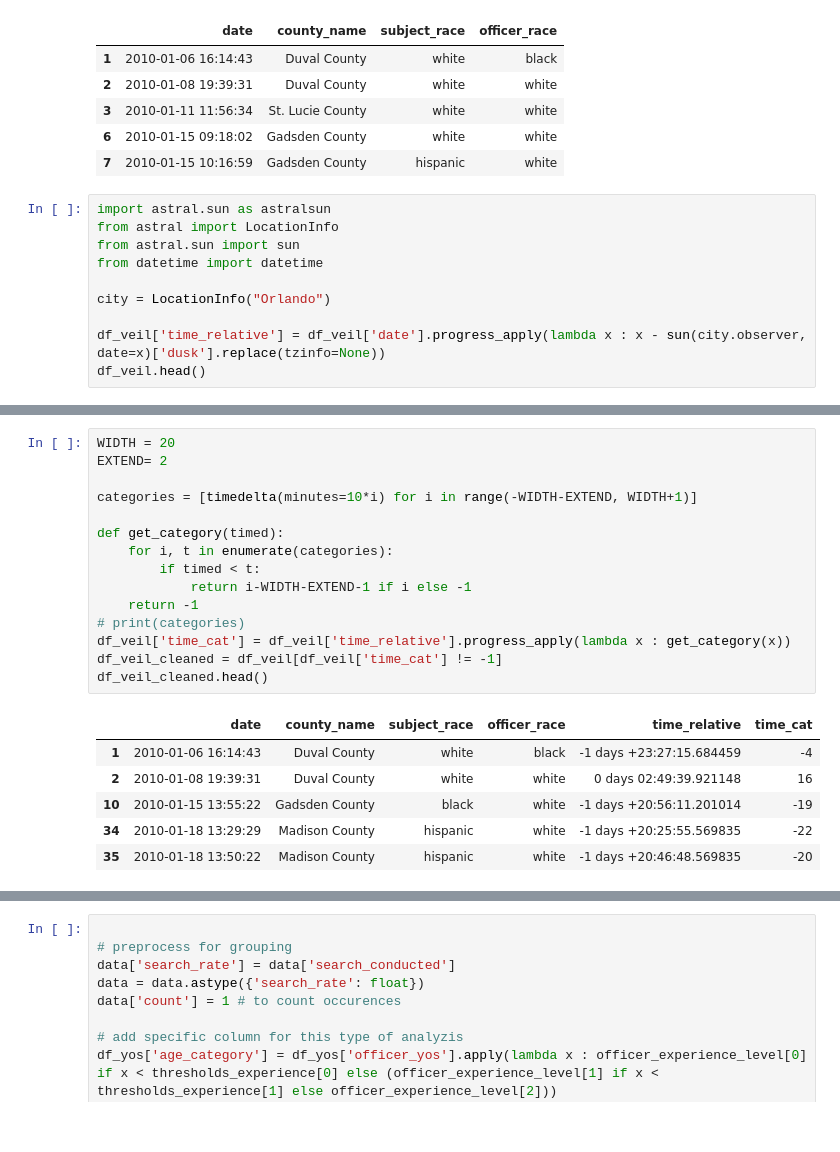
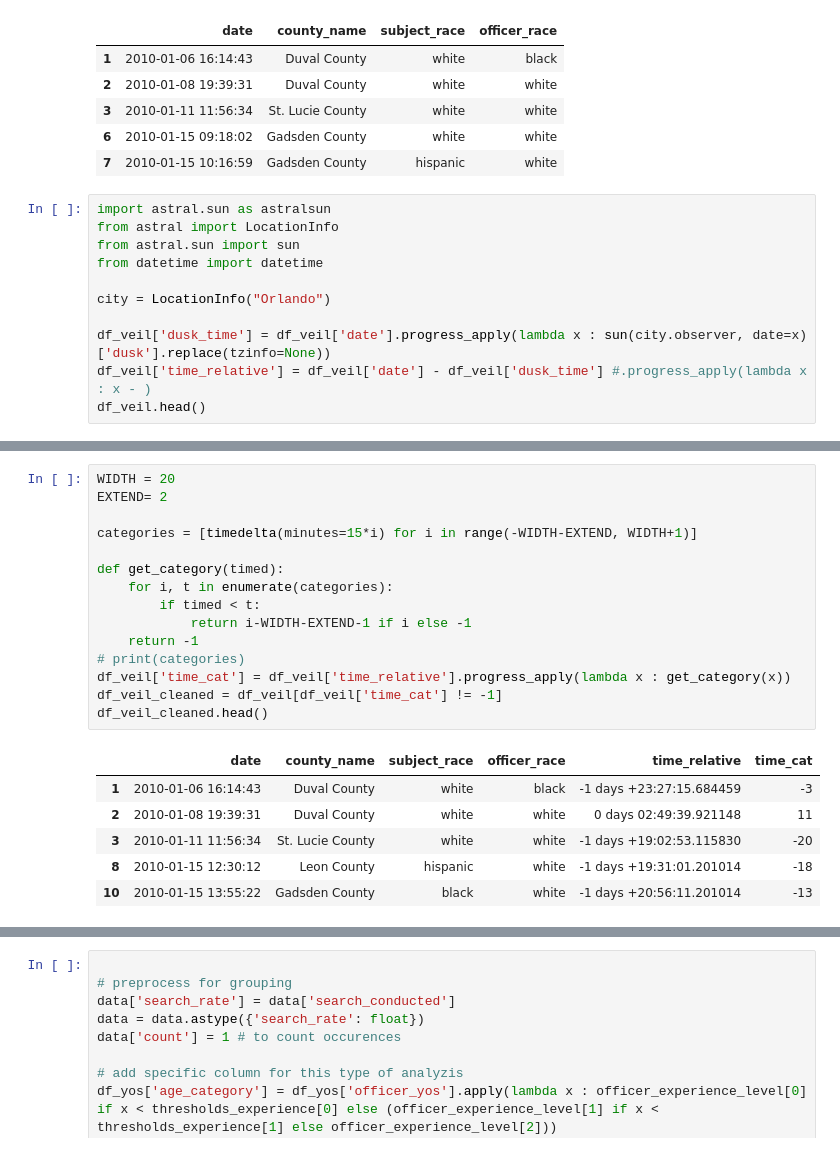
Before and after one commit to epfl-ada/ada-2020-project-milestone-p3-p3_vsl, a Jupyter notebook: notebook.ipynb, the cells around one changed output, grey strips where cells are left out. Saved outputs shown, nothing was run; the diff lists cells and outputs as text.

```diff
--- a/notebook.ipynb
+++ b/notebook.ipynb
@@ -613,6 +613,7 @@ from datetime import datetime
 
 city = LocationInfo("Orlando")
 
-df_veil['time_relative'] = df_veil['date'].progress_apply(lambda x : x - sun(city.observer, date=x)['dusk'].replace(tzinfo=None))
+df_veil['dusk_time'] = df_veil['date'].progress_apply(lambda x : sun(city.observer, date=x)['dusk'].replace(tzinfo=None))
+df_veil['time_relative'] = df_veil['date'] - df_veil['dusk_time'] #.progress_apply(lambda x : x - )
 df_veil.head()
 # %% [output]
@@ -625,24 +621,24 @@ df_veil.head()
 # %%
 WIDTH = 20
 EXTEND= 2
 
-categories = [timedelta(minutes=10*i) for i in range(-WIDTH-EXTEND, WIDTH+1)]
+categories = [timedelta(minutes=15*i) for i in range(-WIDTH-EXTEND, WIDTH+1)]
 
 def get_category(timed):
     for i, t in enumerate(categories):
         if timed < t:
             return i-WIDTH-EXTEND-1 if i else -1
     return -1
 # print(categories)
 df_veil['time_cat'] = df_veil['time_relative'].progress_apply(lambda x : get_category(x))
 df_veil_cleaned = df_veil[df_veil['time_cat'] != -1]
 df_veil_cleaned.head()
 # %% [output]
 |  | date | county_name | subject_race | officer_race | time_relative | time_cat |
-| 1 | 2010-01-06 16:14:43 | Duval County | white | black | -1 days +23:27:15.684459 | -4 |
-| 2 | 2010-01-08 19:39:31 | Duval County | white | white | 0 days 02:49:39.921148 | 16 |
-| 10 | 2010-01-15 13:55:22 | Gadsden County | black | white | -1 days +20:56:11.201014 | -19 |
-| 34 | 2010-01-18 13:29:29 | Madison County | hispanic | white | -1 days +20:25:55.569835 | -22 |
-| 35 | 2010-01-18 13:50:22 | Madison County | hispanic | white | -1 days +20:46:48.569835 | -20 |
+| 1 | 2010-01-06 16:14:43 | Duval County | white | black | -1 days +23:27:15.684459 | -3 |
+| 2 | 2010-01-08 19:39:31 | Duval County | white | white | 0 days 02:49:39.921148 | 11 |
+| 3 | 2010-01-11 11:56:34 | St. Lucie County | white | white | -1 days +19:02:53.115830 | -20 |
+| 8 | 2010-01-15 12:30:12 | Leon County | hispanic | white | -1 days +19:31:01.201014 | -18 |
+| 10 | 2010-01-15 13:55:22 | Gadsden County | black | white | -1 days +20:56:11.201014 | -13 |
 # %%
 # select the county
```
Also changed, not shown: parts of 8 cells of this notebook.
